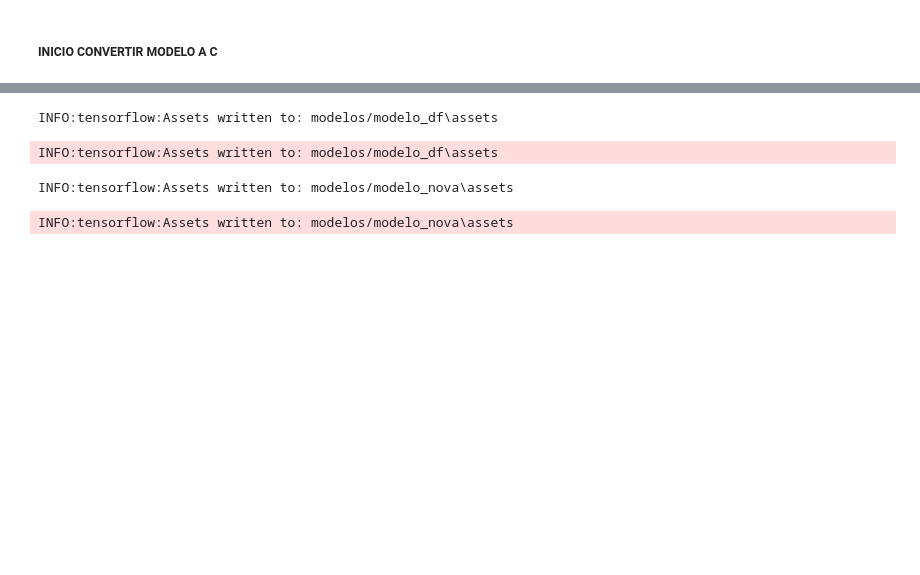
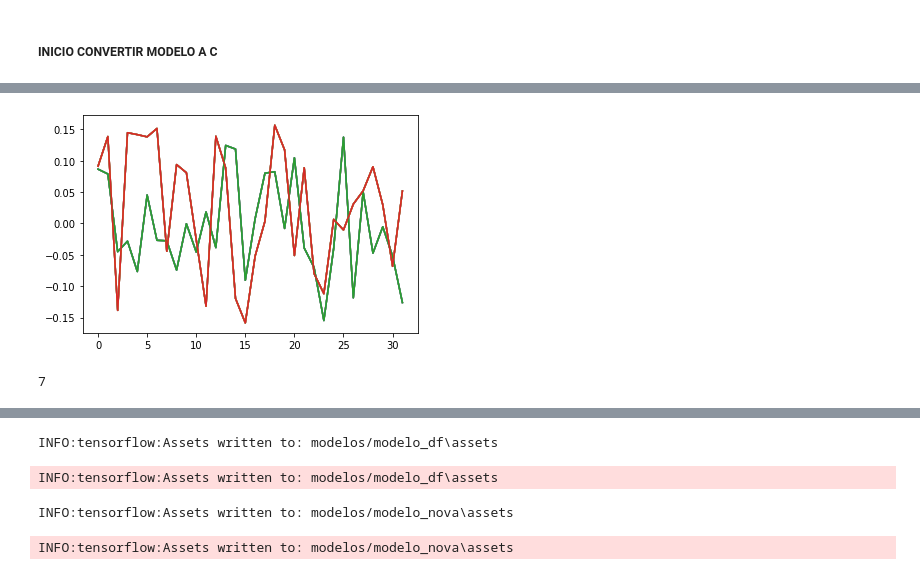
Before and after one commit to ferrcho024/Objetive_1, a Jupyter notebook: Data Interpolation/Full-stack.ipynb, the cells around one changed output, grey strips where cells are left out. Drawn from its saved outputs; the diff is of its cells as text; code cells hidden in the pictures; blank space fills up the shorter version.

```diff
--- a/Data Interpolation/Full-stack.ipynb
+++ b/Data Interpolation/Full-stack.ipynb
@@ -153,6 +170,10 @@ correlacion: pm25_df pm25_nova
 | 211 | 0.9254 | 0.9254 | 0.9502 | 0.4714 | 0.4275 | 0.6228 | 0.6176 | 0.9697 | 0.7800 | ... |
 | 231 | 0.7565 | 0.7565 | 0.9024 | 0.5980 | 0.5469 | 0.6870 | 0.5450 | 0.9642 | 0.7798 | ... |
 | 238 | 0.0088 | 0.0088 | 0.9352 | 0.7613 | 0.8231 | 0.7860 | 0.7591 | 0.8312 | 0.6957 | ... |
+# %%
+#fusion.to_csv('data_CS.csv', index=True)
+
+dq_measure_CS_first, corr_detallado = f_DQM.correlacion(fusion, nodosCS, dq_measure_CS_first, debug = 'N')
 # %%
 ### EXTRAER LOS DATOS DE UN NODO de CS Y EXPORTARLOS A UN TXT ---> PARA LEER EN C
 nodo = 211
@@ -424,0 +462,22 @@ array([[[7.86483907]]])
+# %%
+from matplotlib import pyplot
+filters, biases = model_df.layers[0].get_weights()
+f_min, f_max = filters.min(), filters.max()
+#filters = (filters - f_min) / (f_max - f_min)
+
+# plot first few filters
+n_filters, ix = 3, 1
+for i in range(len(filters)):
+ plt.plot(filters[5][0][0])
+ plt.plot(filters[6][0][0])
+
+plt.show()
+
+# https://machinelearningmastery.com/cnn-models-for-human-activity-recognition-time-series-classification/
+# https://machinelearningmastery.com/how-to-visualize-filters-and-feature-maps-in-convolutional-neural-networks/
+# %% [output]
+[figure, added]
+# %%
+len(filters)
+# %% [output]
+7
```
Also changed, not shown: parts of 8 cells of this notebook, 9 other files.
